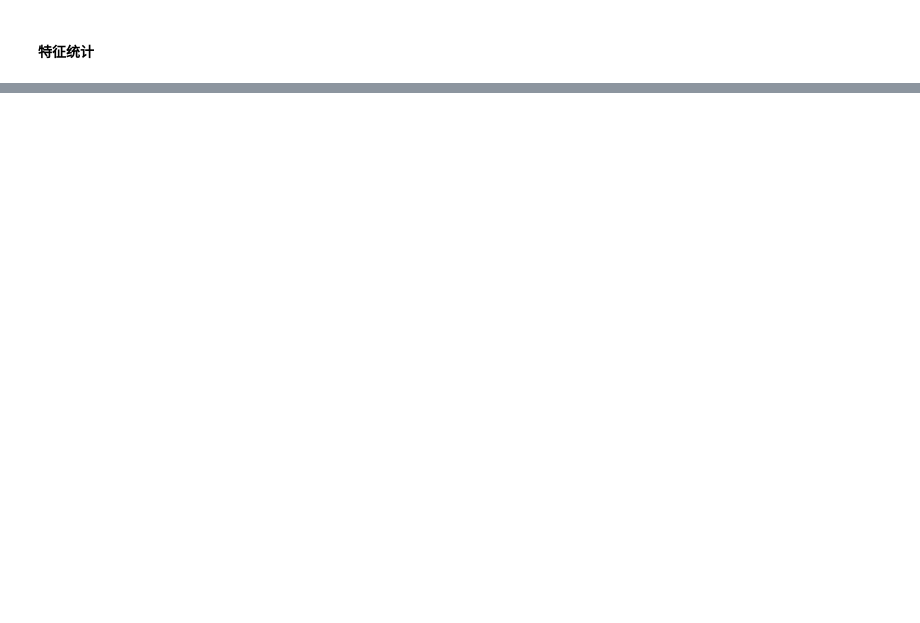
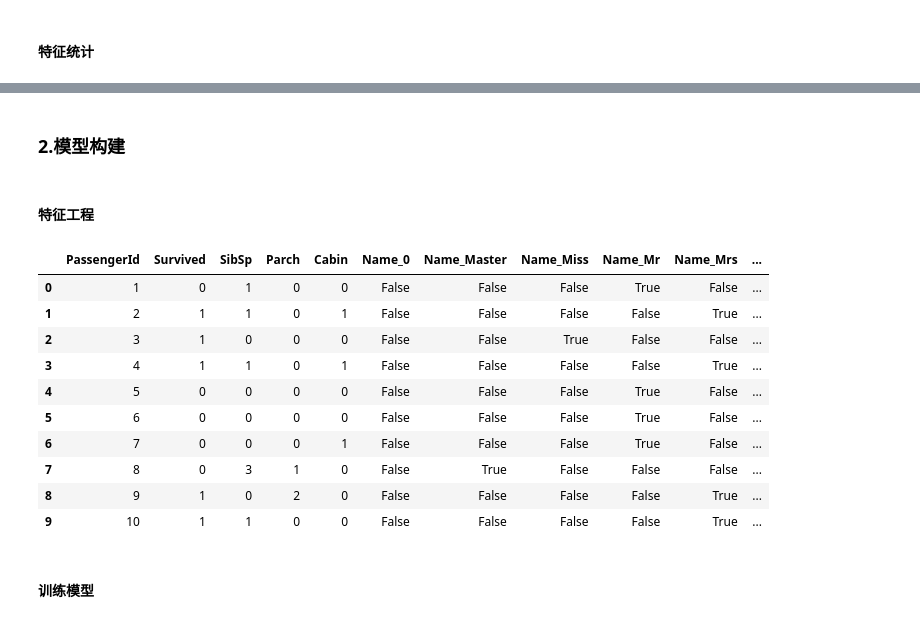
Before and after one commit to baqiyansheng/Titanic, a Jupyter notebook: src/titanic.ipynb, the cells around one changed output, grey strips where cells are left out. Saved outputs shown, nothing was run; the diff lists cells and outputs as text; code cells hidden in the pictures; blank space fills up the shorter version.

```diff
--- a/src/titanic.ipynb
+++ b/src/titanic.ipynb
@@ -103,0 +174,52 @@ import matplotlib.pyplot as plt
+# %% [markdown]
+### 2.模型构建
+# %% [markdown]
+#### 特征工程
+# %%
+import sklearn.preprocessing as preprocessing
+# 特征因子化, one-hot 编码
+def set_numeralization(data):
+    # 针对定类性属性进行因子化，分别有Embarked,Sex,Pclass
+    dummies_Embarked = pd.get_dummies(data['Embarked'], prefix='Embarked')
+    dummies_Sex = pd.get_dummies(data['Sex'], prefix='Sex')
+    dummies_Pclass = pd.get_dummies(data['Pclass'], prefix='Pclass')
+    # 将 Name 转为数值型，保留人数大于 10 的称谓
+    name = data['Name'].value_counts()
+    name = name[name > 10].index
+    data.loc[~data['Name'].isin(name), 'Name'] = 0
+    dummies_Name = pd.get_dummies(data['Name'], prefix='Name')
+
+    # 将新的属性拼合
+    df = pd.concat([data, dummies_Name, dummies_Embarked, dummies_Sex, dummies_Pclass], axis=1)
+    # 将旧的属性剔除
+    df.drop(['Name', 'Pclass', 'Sex', 'Embarked'], axis=1, inplace=True)
+    return df
+
+# 特征归一化
+def set_normalization(df):
+    scaler = preprocessing.StandardScaler()
+    age_scale_param = scaler.fit(df['Age'].values.reshape(-1,1))
+    df['Age_scaled'] = scaler.fit_transform(df['Age'].values.reshape(-1,1),age_scale_param)
+    fare_scale_param = scaler.fit(df['Fare'].values.reshape(-1,1))
+    df['Fare_scaled'] = scaler.fit_transform(df['Fare'].values.reshape(-1,1),fare_scale_param)
+    df.drop(['Age', 'Fare'], axis=1, inplace=True)
+    return df
+
+# 特征工程
+train = set_numeralization(train)
+train = set_normalization(train)
+display(train.head(10))
+# %% [output]
+|  | PassengerId | Survived | SibSp | Parch | Cabin | Name_0 | Name_Master | Name_Miss | Name_Mr | Name_Mrs | ... |
+| 0 | 1 | 0 | 1 | 0 | 0 | False | False | False | True | False | ... |
+| 1 | 2 | 1 | 1 | 0 | 1 | False | False | False | False | True | ... |
+| 2 | 3 | 1 | 0 | 0 | 0 | False | False | True | False | False | ... |
+| 3 | 4 | 1 | 1 | 0 | 1 | False | False | False | False | True | ... |
+| 4 | 5 | 0 | 0 | 0 | 0 | False | False | False | True | False | ... |
+| 5 | 6 | 0 | 0 | 0 | 0 | False | False | False | True | False | ... |
+| 6 | 7 | 0 | 0 | 0 | 1 | False | False | False | True | False | ... |
+| 7 | 8 | 0 | 3 | 1 | 0 | False | True | False | False | False | ... |
+| 8 | 9 | 1 | 0 | 2 | 0 | False | False | False | False | True | ... |
+| 9 | 10 | 1 | 1 | 0 | 0 | False | False | False | False | True | ... |
+# %% [markdown]
+#### 训练模型
```
Also changed, not shown: parts of 5 cells of this notebook, 1 other file.
